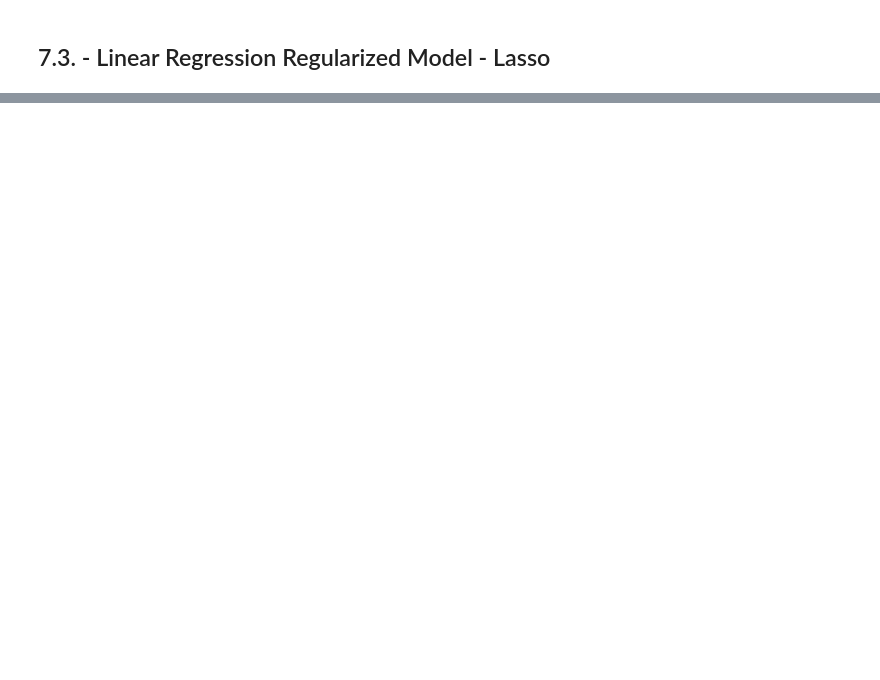
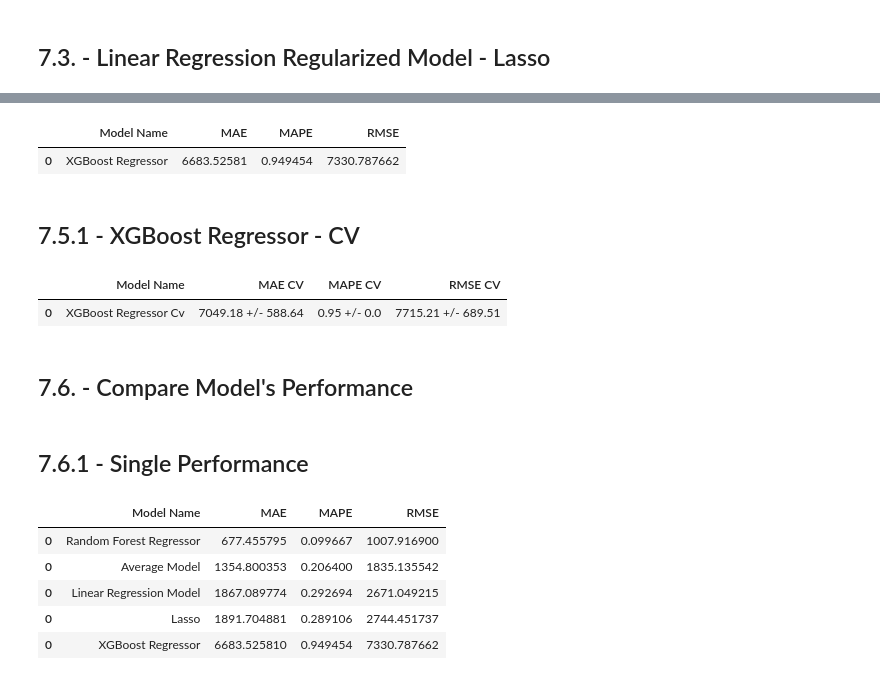
Before and after one commit to OscarFantozzi/Rossmann-Sales, a Jupyter notebook: rossmann_sales.ipynb, the cells around one changed output, grey strips where cells are left out. Drawn from its saved outputs; the diff is of its cells as text; code cells hidden in the pictures; blank space fills up the shorter version.

Commit message:
cross validation done

```diff
--- a/rossmann_sales.ipynb
+++ b/rossmann_sales.ipynb
@@ -1127,0 +1186,10 @@ lrr_result
+# %%
+# model
+rf = RandomForestRegressor( n_estimators = 100, n_jobs = -1, random_state = 42  ).fit( x_train , y_train )
+
+# prediction
+y_hat_rf = rf.predict( x_test )
+
+# performance
+rf_result = ml_error( 'Random Forest Regressor', np.expm1( y_test ) , np.expm1( y_hat_rf ) )
+rf_result
@@ -1127,0 +1218,40 @@ lrr_result
+# %%
+# model
+model_xgb = xgb.XGBRegressor(objective = 'reg:squarederror',
+                             n_estimators = 100,
+                             eta = 0.01,
+                             max_depth = 10,
+                             subsample = 0.7,
+                             colsample_bytree = 0.9).fit( x_train , y_train )
+
+# prediction
+y_hat_xgb = model_xgb.predict( x_test )
+
+# performance
+xgb_result = ml_error( 'XGBoost Regressor', np.expm1( y_test ) , np.expm1( y_hat_xgb ) )
+xgb_result
+# %% [output]
+|  | Model Name | MAE | MAPE | RMSE |
+| 0 | XGBoost Regressor | 6683.52581 | 0.949454 | 7330.787662 |
+# %% [markdown]
+## 7.5.1 - XGBoost Regressor - CV
+# %%
+xgb_cv = cross_validation( x_training, 5, 'XGBoost Regressor Cv', model_xgb , verbose = False )
+xgb_cv
+# %% [output]
+|  | Model Name | MAE CV | MAPE CV | RMSE CV |
+| 0 | XGBoost Regressor Cv | 7049.18 +/- 588.64 | 0.95 +/- 0.0 | 7715.21 +/- 689.51 |
+# %% [markdown]
+## 7.6. - Compare Model's Performance
+# %% [markdown]
+## 7.6.1 - Single Performance
+# %%
+modelling_result = pd.concat( [baseline_result,lr_result,lrr_result,rf_result,xgb_result] )
+modelling_result.sort_values( 'RMSE' )
+# %% [output]
+|  | Model Name | MAE | MAPE | RMSE |
+| 0 | Random Forest Regressor | 677.455795 | 0.099667 | 1007.916900 |
+| 0 | Average Model | 1354.800353 | 0.206400 | 1835.135542 |
+| 0 | Linear Regression Model | 1867.089774 | 0.292694 | 2671.049215 |
+| 0 | Lasso | 1891.704881 | 0.289106 | 2744.451737 |
+| 0 | XGBoost Regressor | 6683.525810 | 0.949454 | 7330.787662 |
```
Also changed, not shown: parts of 19 cells of this notebook.
